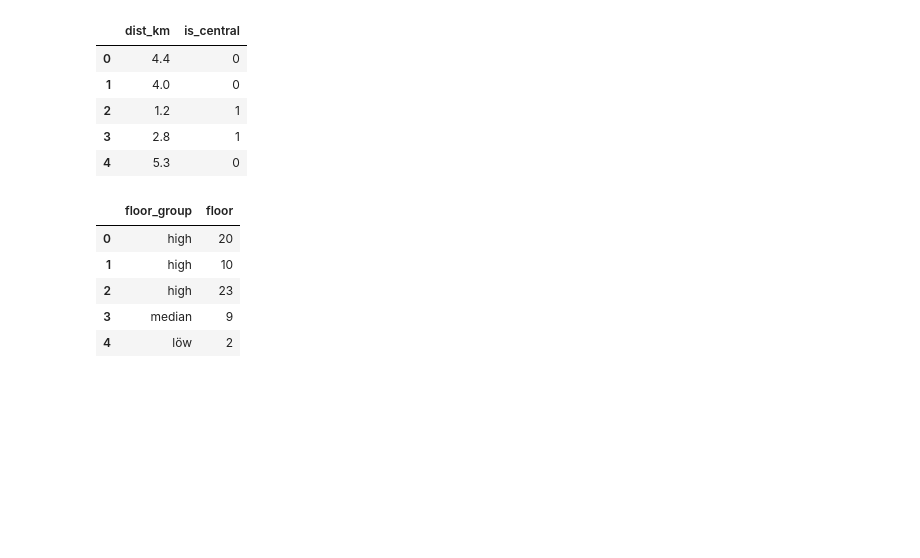
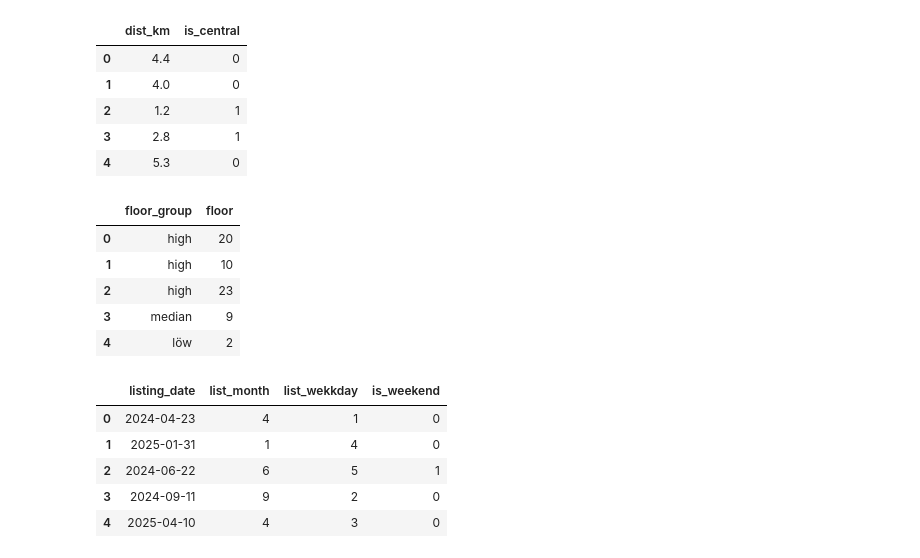
Before and after one commit to edik06031-rgb/DTA_2026, a Jupyter notebook: ML/ML_feature_engineering_categorical_features.ipynb, the cells around one changed output. Cells and saved outputs as stored; diff of their text form; code cells hidden in the pictures; blank space fills up the shorter version.

```diff
--- a/ML/ML_feature_engineering_categorical_features.ipynb
+++ b/ML/ML_feature_engineering_categorical_features.ipynb
@@ -116,3 +116,17 @@ df[["floor_group", "floor"]].head()
 | 2 | high | 23 |
 | 3 | median | 9 |
 | 4 | löw | 2 |
+# %%
+# date
+df["list_month"] = df.listing_date.dt.month
+df["list_wekkday"] = df.listing_date.dt.weekday
+df["is_weekend"] = (df["list_wekkday"]>=5).astype(int)
+
+df[["listing_date", "list_month", "list_wekkday", "is_weekend"]].head()
+# %% [output]
+|  | listing_date | list_month | list_wekkday | is_weekend |
+| 0 | 2024-04-23 | 4 | 1 | 0 |
+| 1 | 2025-01-31 | 1 | 4 | 0 |
+| 2 | 2024-06-22 | 6 | 5 | 1 |
+| 3 | 2024-09-11 | 9 | 2 | 0 |
+| 4 | 2025-04-10 | 4 | 3 | 0 |
```
Also changed, not shown: parts of 10 cells of this notebook.
